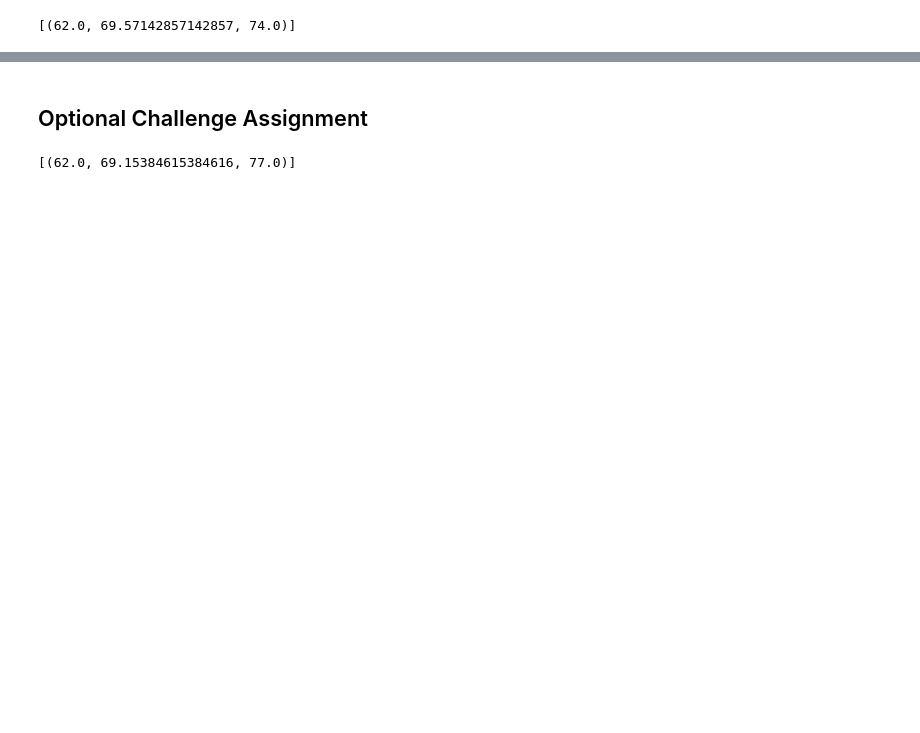
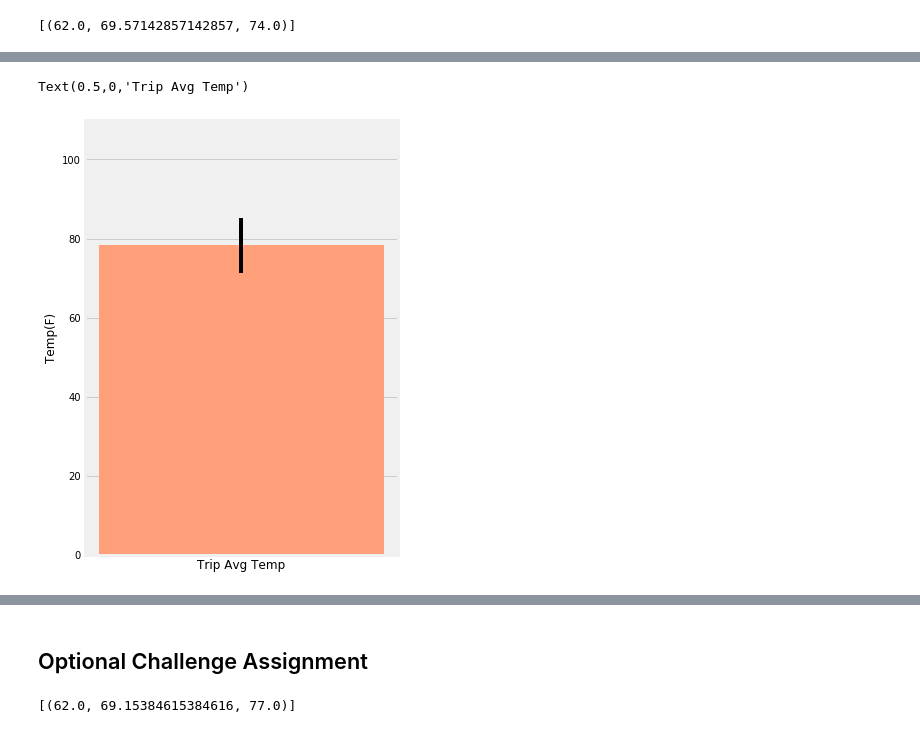
Before and after one commit to sharmasue83/UofT-Bootcamp-Assignment, a Jupyter notebook: SQlALchemy/ClimateAnalysis.ipynb, the cells around one changed output, grey strips where cells are left out. Saved outputs shown, nothing was run; the diff lists cells and outputs as text; code cells hidden in the pictures; blank space fills up the shorter version.

```diff
--- a/SQlALchemy/ClimateAnalysis.ipynb
+++ b/SQlALchemy/ClimateAnalysis.ipynb
@@ -318,4 +276,16 @@ AttributeError: module 'datetime' has no attribute 'dt'
 # Use "Trip Avg Temp" as your Title
 # Use the average temperature for the y value
 # Use the peak-to-peak (tmax-tmin) value as the y error bar (yerr)
+
+plt.figure(figsize =(5,8))
+barwidth = 0.5
+
+plt.bar(1,tavg,color= "lightsalmon", yerr = tmax-tmin, width =10, align = "center" )
+plt.ylim(0,110)
+plt.xticks([])
+
+plt.ylabel("Temp(F)")
+plt.xlabel("Trip Avg Temp")
+#plt.tight_layout()
+#plt.xticks(" ")
 # %% [output]
@@ -324,3 +292,5 @@ AttributeError: module 'datetime' has no attribute 'dt'
+Text(0.5,0,'Trip Avg Temp')
+[figure, added]
 # %%
 # Calculate the rainfall per weather station for your trip dates using the previous year's matching dates.
 # Sort this in descending order by precipitation amount and list the station, name, latitude, longitude, and elevation
```
Also changed, not shown: parts of 14 cells of this notebook.
